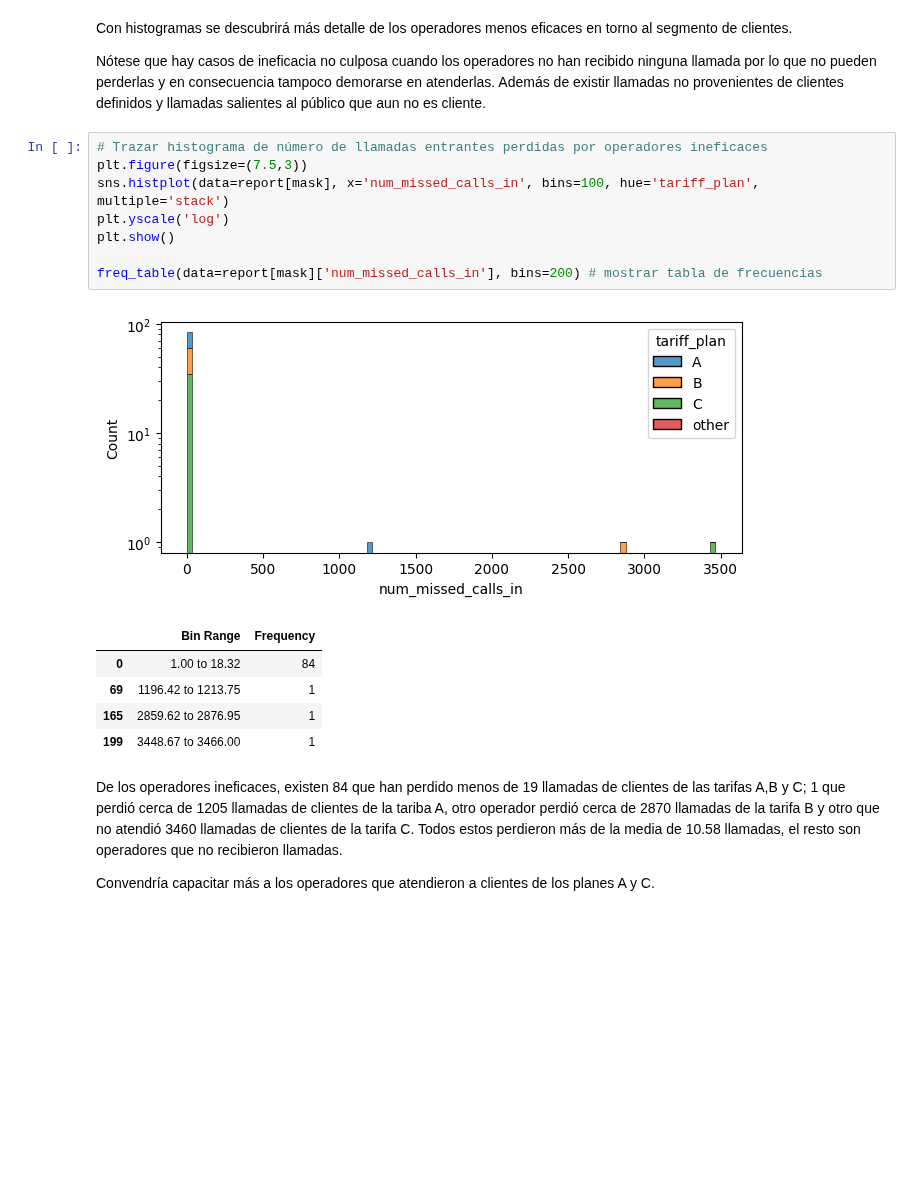
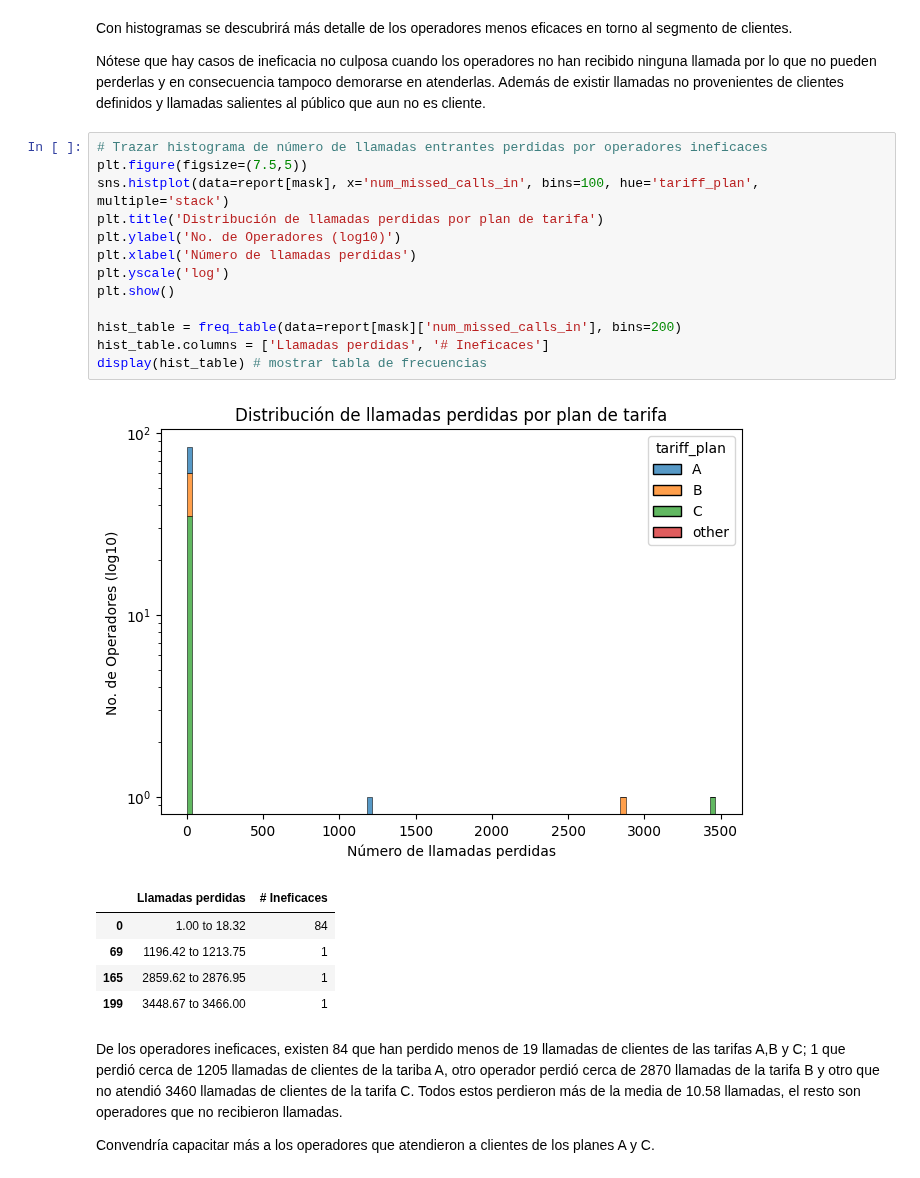
Before and after one commit to ScinDBad/DA_proyecto_final, a Jupyter notebook: Telecom/telecom.ipynb, the cells around one changed output. Saved outputs shown, nothing was run; the diff lists cells and outputs as text; blank space fills up the shorter version.

```diff
--- a/Telecom/telecom.ipynb
+++ b/Telecom/telecom.ipynb
@@ -1251,15 +1263,20 @@ Con histogramas se descubrirá más detalle de los operadores menos eficaces en
 Nótese que hay casos de ineficacia no culposa cuando los operadores no han recibido ninguna llamada por lo que no pueden perderlas y en consecuencia tampoco demorarse en atenderlas. Además de existir llamadas no provenientes de clientes definidos y llamadas salientes al público que aun no es cliente.
 # %%
 # Trazar histograma de número de llamadas entrantes perdidas por operadores ineficaces
-plt.figure(figsize=(7.5,3))
+plt.figure(figsize=(7.5,5))
 sns.histplot(data=report[mask], x='num_missed_calls_in', bins=100, hue='tariff_plan', multiple='stack')
+plt.title('Distribución de llamadas perdidas por plan de tarifa')
+plt.ylabel('No. de Operadores (log10)')
+plt.xlabel('Número de llamadas perdidas')
 plt.yscale('log')
 plt.show()
 
-freq_table(data=report[mask]['num_missed_calls_in'], bins=200) # mostrar tabla de frecuencias
+hist_table = freq_table(data=report[mask]['num_missed_calls_in'], bins=200)
+hist_table.columns = ['Llamadas perdidas', '# Ineficaces']
+display(hist_table) # mostrar tabla de frecuencias
 # %% [output]
-[figure, old version]
+[figure, new version]
-|  | Bin Range | Frequency |
+|  | Llamadas perdidas | # Ineficaces |
 | 0 | 1.00 to 18.32 | 84 |
 | 69 | 1196.42 to 1213.75 | 1 |
 | 165 | 2859.62 to 2876.95 | 1 |
```
Also changed, not shown: parts of 17 cells of this notebook.
